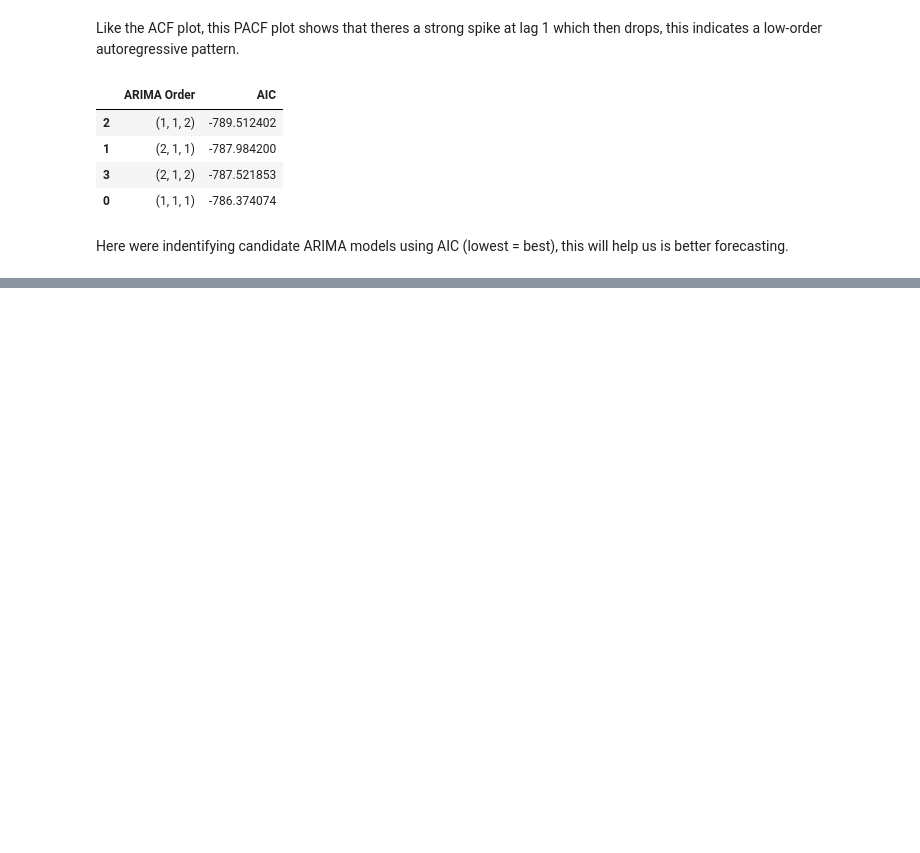
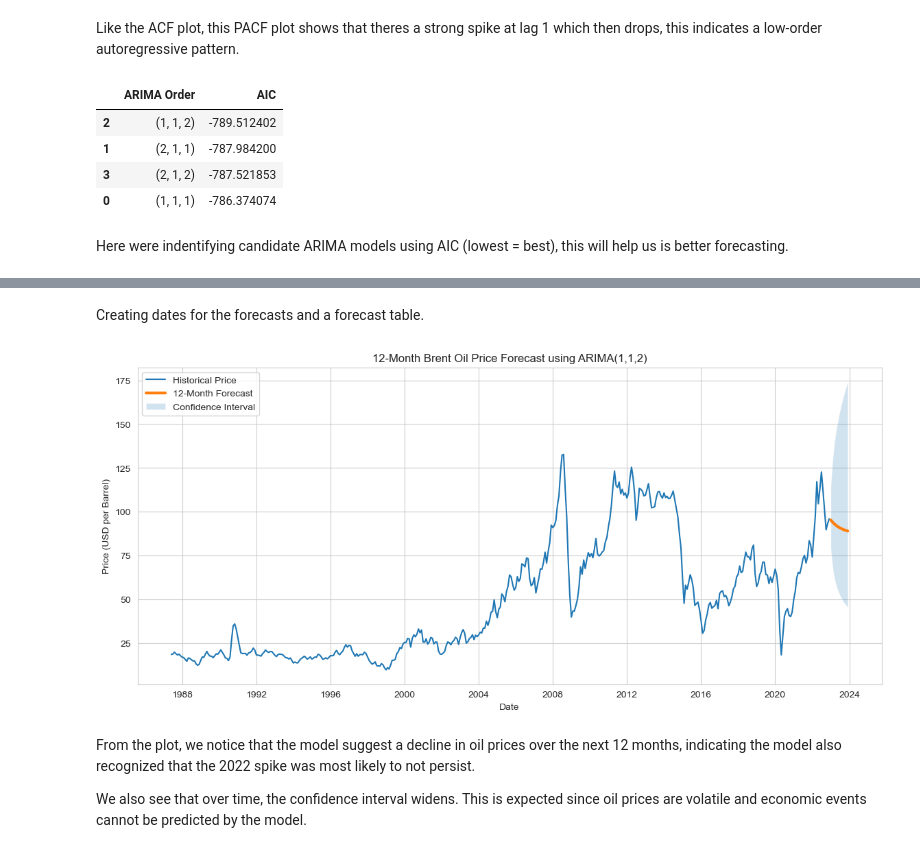
Before and after one commit to hamadmoe/dsai3301-project, a Jupyter notebook: CODE.ipynb, the cells around one changed output, grey strips where cells are left out. Cells and saved outputs as stored; diff of their text form; code cells hidden in the pictures; blank space fills up the shorter version.

```diff
--- a/CODE.ipynb
+++ b/CODE.ipynb
@@ -560,0 +607,17 @@ Here were indentifying candidate ARIMA models using AIC (lowest = best), this wi
+# %%
+forecast_dates = pd.date_range(
+    start=monthly_df.index[-1] + pd.offsets.MonthEnd(1),
+    periods=forecast_steps,
+    freq='M'
+)
+
+forecast_mean.index = forecast_dates
+forecast_ci.index = forecast_dates
+
+forecast_df = pd.DataFrame({
+    'Forecasted_Price': forecast_mean,
+    'Lower_CI': forecast_ci.iloc[:, 0],
+    'Upper_CI': forecast_ci.iloc[:, 1]
+})
+
+forecast_df
@@ -560,0 +638,40 @@ Here were indentifying candidate ARIMA models using AIC (lowest = best), this wi
+# %% [markdown]
+Creating dates for the forecasts and a forecast table.
+# %%
+plt.figure(figsize=(14,6))
+
+plt.plot(
+    monthly_df.index,
+    monthly_df['Price'],
+    label='Historical Price'
+)
+
+plt.plot(
+    forecast_df.index,
+    forecast_df['Forecasted_Price'],
+    label='12-Month Forecast',
+    linewidth=3
+)
+
+plt.fill_between(
+    forecast_df.index,
+    forecast_df['Lower_CI'],
+    forecast_df['Upper_CI'],
+    alpha=0.2,
+    label='Confidence Interval'
+)
+
+plt.title('12-Month Brent Oil Price Forecast using ARIMA(1,1,2)')
+plt.xlabel('Date')
+plt.ylabel('Price (USD per Barrel)')
+
+plt.legend()
+plt.grid(True)
+
+plt.show()
+# %% [output]
+[figure, added]
+# %% [markdown]
+From the plot, we notice that the model suggest a decline in oil prices over the next 12 months, indicating the model also recognized that the 2022 spike was most likely to not persist.
+
+We also see that over time, the confidence interval widens. This is expected since oil prices are volatile and economic events cannot be predicted by the model.
```
Also changed, not shown: parts of 7 cells of this notebook.
